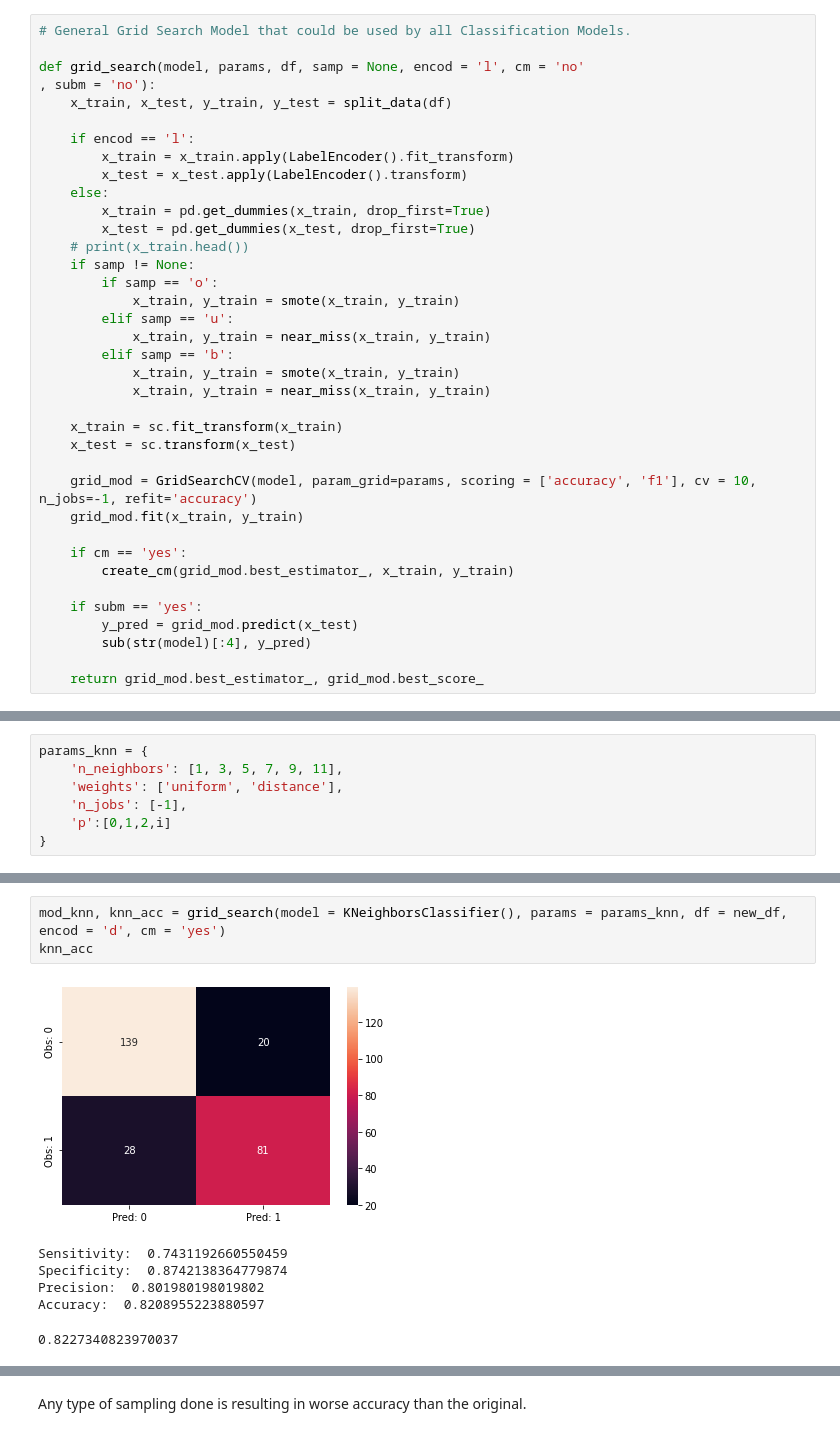
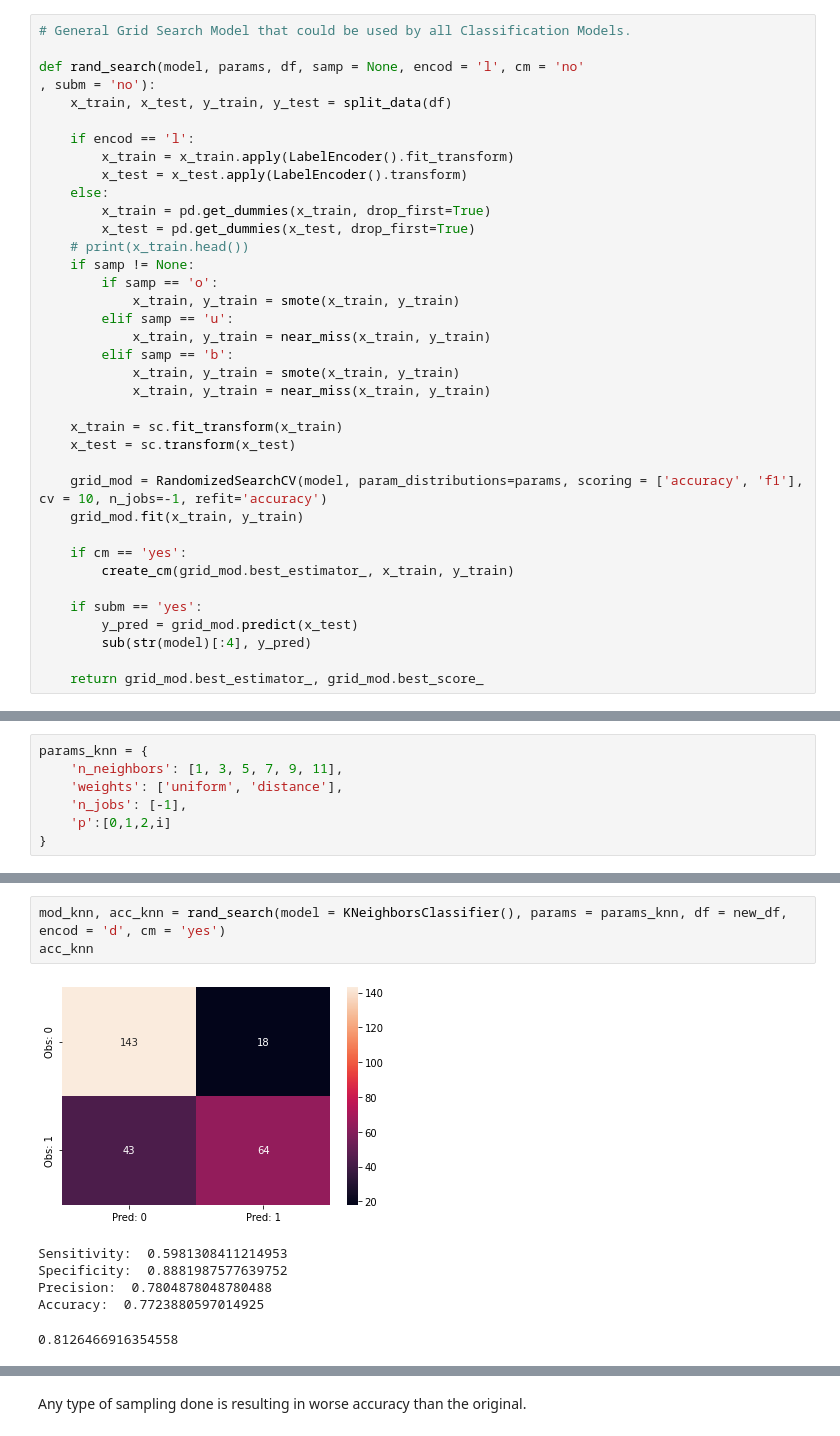
Before and after one commit to Dhruv-Chandra/Titanic, a Jupyter notebook: Titanic.ipynb, the cells around one changed output, grey strips where cells are left out. Drawn from its saved outputs; the diff is of its cells as text.

Commit message:
Using RandomSearchCV instead of GridSearchCV.

```diff
--- a/Titanic.ipynb
+++ b/Titanic.ipynb
@@ -190,7 +191,7 @@ def near_miss(x, y):
 # %%
 # General Grid Search Model that could be used by all Classification Models.
 
-def grid_search(model, params, df, samp = None, encod = 'l', cm = 'no'
+def rand_search(model, params, df, samp = None, encod = 'l', cm = 'no'
 , subm = 'no'):
     x_train, x_test, y_train, y_test = split_data(df)
 
@@ -213,7 +214,7 @@ def grid_search(model, params, df, samp = None, encod = 'l', cm = 'no'
     x_train = sc.fit_transform(x_train)
     x_test = sc.transform(x_test)
 
-    grid_mod = GridSearchCV(model, param_grid=params, scoring = ['accuracy', 'f1'], cv = 10, n_jobs=-1, refit='accuracy')
+    grid_mod = RandomizedSearchCV(model, param_distributions=params, scoring = ['accuracy', 'f1'], cv = 10, n_jobs=-1, refit='accuracy')
     grid_mod.fit(x_train, y_train)
 
     if cm == 'yes':
@@ -1000,10 +886,10 @@ params_knn = {
 # %%
-mod_knn, knn_acc = grid_search(model = KNeighborsClassifier(), params = params_knn, df = new_df, encod = 'd', cm = 'yes')
-knn_acc
+mod_knn, acc_knn = rand_search(model = KNeighborsClassifier(), params = params_knn, df = new_df, encod = 'd', cm = 'yes')
+acc_knn
 # %% [output]
-[figure, old version]
+[figure, new version]
-Sensitivity:  0.7431192660550459
-Specificity:  0.8742138364779874
-Precision:  0.801980198019802
-Accuracy:  0.8208955223880597
+Sensitivity:  0.5981308411214953
+Specificity:  0.8881987577639752
+Precision:  0.7804878048780488
+Accuracy:  0.7723880597014925
-0.8227340823970037
+0.8126466916354558
```
Also changed, not shown: parts of 30 cells of this notebook.
